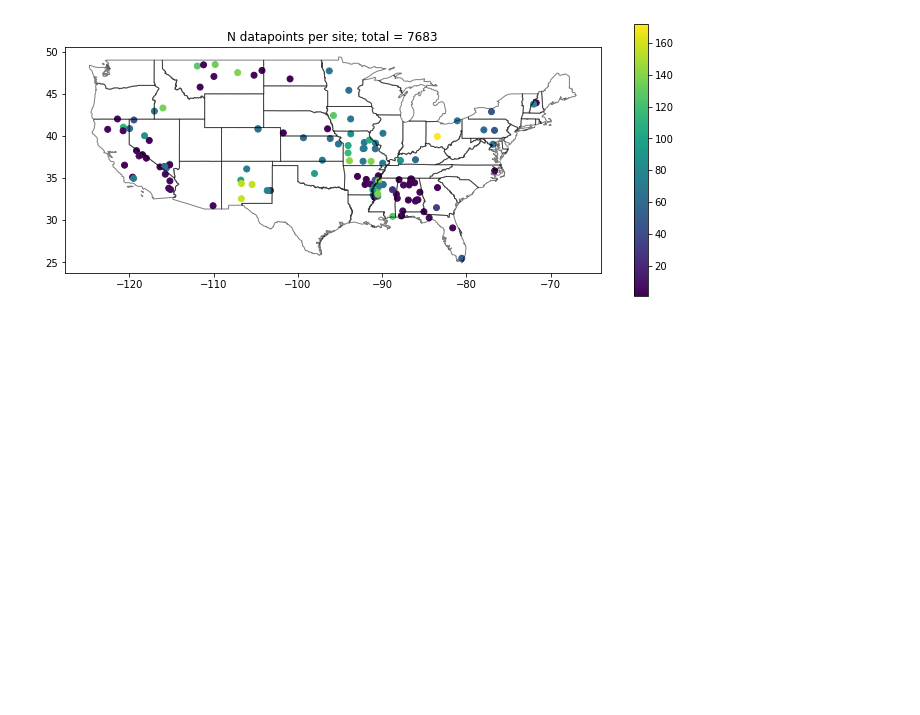
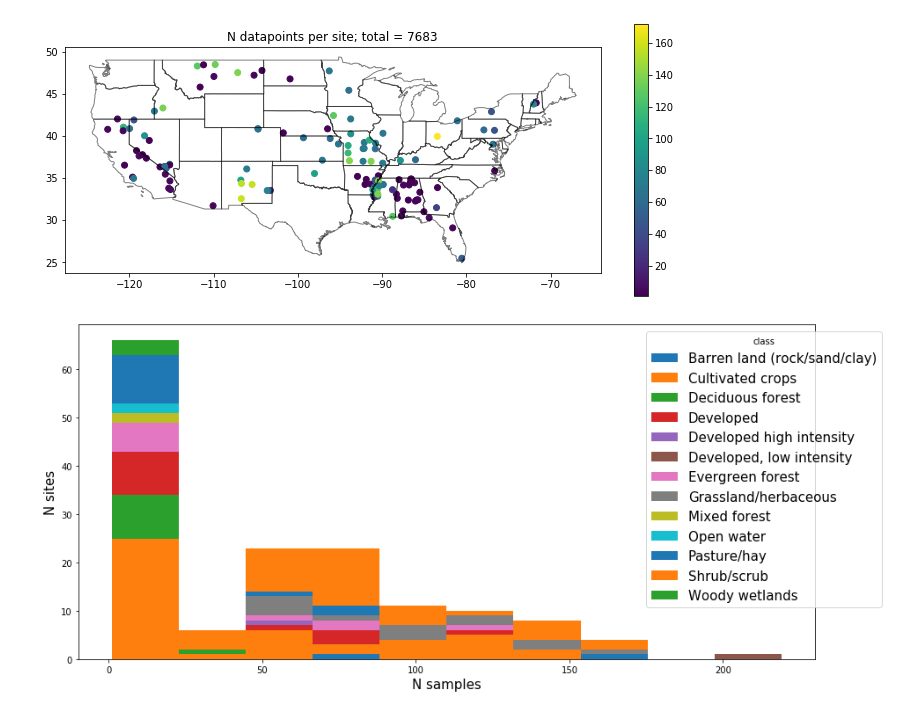
Before and after one commit to kashingtonDC/RZSM, a Jupyter notebook: code/analysis.ipynb, the cells around one changed output. Saved outputs shown, nothing was run; the diff lists cells and outputs as text; code cells hidden in the pictures; blank space fills up the shorter version.

```diff
--- a/code/analysis.ipynb
+++ b/code/analysis.ipynb
@@ -61,9 +83,9 @@ groups = df.groupby('lc_type')
 fig, ax = plt.subplots(figsize=(10,7))
 
 for name, group in groups:
-    ax.plot(group.ssm, group.psi_s, marker='o', linestyle='', ms=3, label=name)
+    ax.plot(group.ssm, group.psi_s, marker='o', linestyle='', ms=3, label=nlcd[name])
 
-ax.legend(bbox_to_anchor=(1.2, 1))
+ax.legend(bbox_to_anchor=(1.2, 1),prop={'size': 12})
 ax.set_title("$\psi_{S}$ as f(SSM)", size = 20)
 ax.set_ylabel("$\psi_{S}$", size = 25)
 ax.set_yscale("log")
@@ -75,8 +97,10 @@ plt.show()
 # %%
 site_lens = {}
+lc_col = {}
 for i in df.site.unique():
     sdf = df[df.site==i]
     site_lens[i] = (len(sdf))
+    lc_col[i]= nlcd[sdf.lc_type[0]]
 # %%
 plt.hist(np.array(list(site_lens.values())), bins = 30)[-1]
 plt.xlabel("n samples per site", size = 15)
@@ -87,6 +111,11 @@ plt.show()
 # %%
 t = pd.DataFrame.from_dict(list(site_lens.items()))
 t.columns = ['site_id', 'len']
+
+t2 = pd.DataFrame.from_dict(list(lc_col.items()))
+t2.columns = ['site_id', 'type']
+
+t = pd.merge(t,t2, on = "site_id")
 # t.set_index('site_id', inplace = True);
 # %%
 gdf = pd.merge(sites,t,how = "inner", left_index = True, right_index = True)
@@ -163,8 +130,0 @@ def get_2day_precip(latlon_obj):
-# %%
-rainfall = []
-
-for i,x in enumerate(dates):
-    y,m,d = dates[i].year, dates[i].month, dates[i].day
-    t = filter_date(imageCollection, y, m, d).sum()
-    precip_total = get_2day_precip(t)
-    rainfall.append(precip_total)
@@ -309,0 +131,26 @@ plt.show()
+# %%
+# Stacked histogram colored by landcover type
+plt.figure(figsize=(15,7))
+
+_, edges = np.histogram(t["len"], bins=10)
+histdata = []; labels=[]
+for n, group in t.groupby("type"):
+    histdata.append(np.histogram(group["len"], bins=edges)[0])
+    labels.append(n)
+
+hist = np.array(histdata)
+histcum = np.cumsum(hist,axis=0)
+
+plt.bar(edges[:-1],hist[0,:], width=np.diff(edges)[0],
+            label=labels[0], align="edge")
+
+for i in range(1,len(hist)):
+    plt.bar(edges[:-1],hist[i,:], width=np.diff(edges)[0],
+            bottom=histcum[i-1,:],label=labels[i], align="edge")
+
+plt.legend(title="class", bbox_to_anchor=(1.1, 1), prop={'size': 15})
+plt.ylabel("N sites", size = 15)
+plt.xlabel("N samples", size = 15)
+plt.show()
+# %% [output]
+[figure, added]
```
Also changed, not shown: parts of 20 cells of this notebook.
